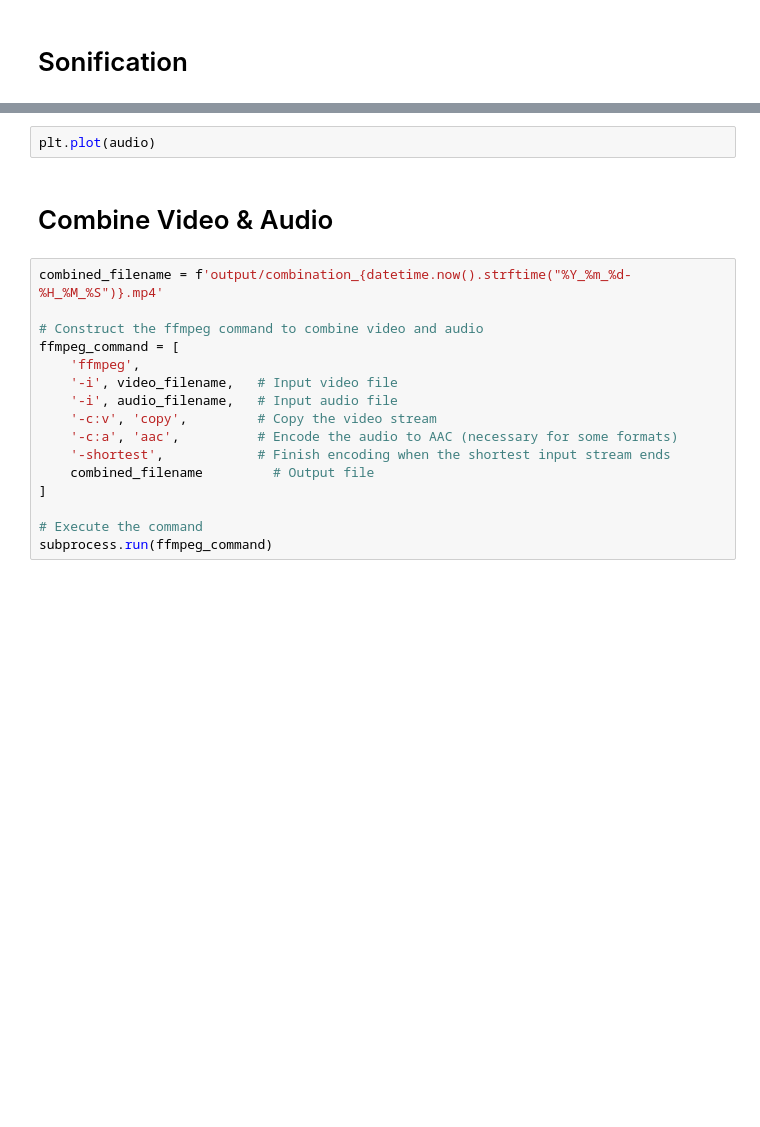
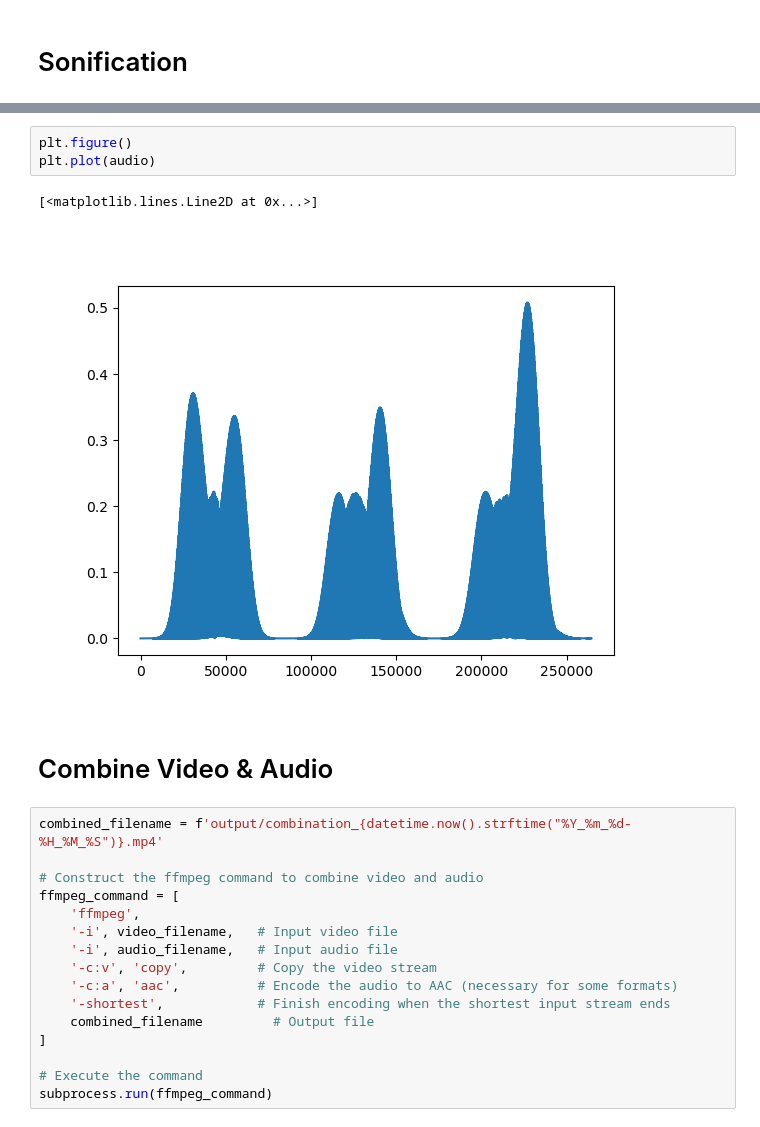
Before and after one commit to jannosch/qsynthi_prototyping, a Jupyter notebook: mapping_2.ipynb, the cells around one changed output, grey strips where cells are left out. Drawn from its saved outputs; the diff is of its cells as text; blank space fills up the shorter version.

```diff
--- a/mapping_2.ipynb
+++ b/mapping_2.ipynb
@@ -146,5 +238,9 @@ Audio(audio, rate=sample_rate)
 # %%
+plt.figure()
 plt.plot(audio)
+# %% [output]
+[<matplotlib.lines.Line2D at 0x...>]
+[figure, added]
 # %% [markdown]
 # Combine Video & Audio
 # %%
```
Also changed, not shown: parts of 16 cells of this notebook.
